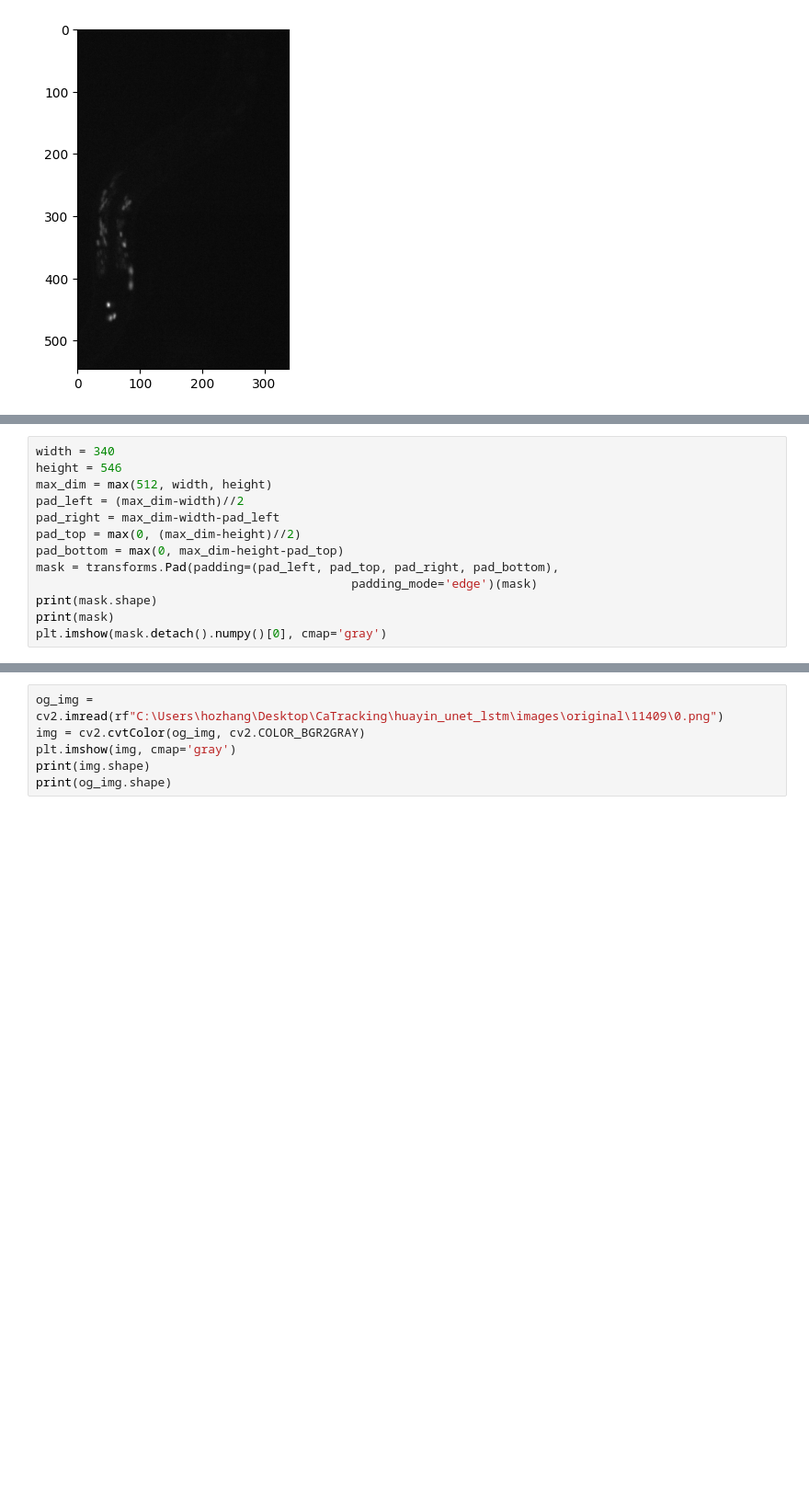
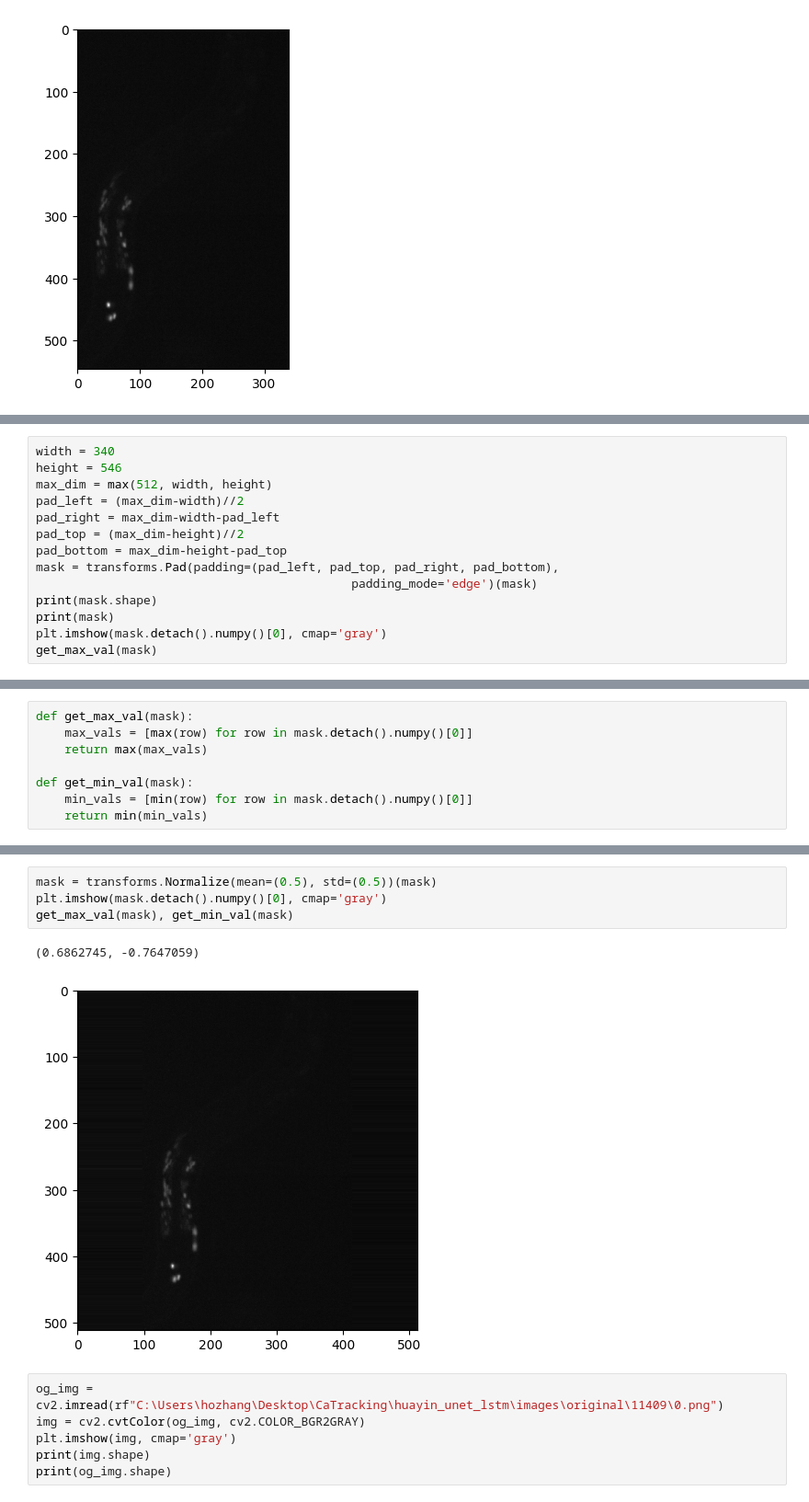
Before and after one commit to Hclover2003/catracking, a Jupyter notebook: working_lstm.ipynb, the cells around one changed output, grey strips where cells are left out. Shown at 92% size. Cells and saved outputs as stored; diff of their text form; blank space fills up the shorter version.

```diff
--- a/working_lstm.ipynb
+++ b/working_lstm.ipynb
@@ -577,13 +602,14 @@ height = 546
 max_dim = max(512, width, height)
 pad_left = (max_dim-width)//2
 pad_right = max_dim-width-pad_left
-pad_top = max(0, (max_dim-height)//2)
-pad_bottom = max(0, max_dim-height-pad_top)
+pad_top = (max_dim-height)//2
+pad_bottom = max_dim-height-pad_top
 mask = transforms.Pad(padding=(pad_left, pad_top, pad_right, pad_bottom),
                                             padding_mode='edge')(mask)
 print(mask.shape)
 print(mask)
 plt.imshow(mask.detach().numpy()[0], cmap='gray')
+get_max_val(mask)
 # %% [output]
 torch.Size([1, 546, 546])
 tensor([[[0., 0., 0.,  ..., 0., 0., 0.],
@@ -597 +631,9 @@ tensor([[[0., 0., 0.,  ..., 0., 0., 0.],
 [figure]
+# %%
+def get_max_val(mask):
+    max_vals = [max(row) for row in mask.detach().numpy()[0]]
+    return max(max_vals)
+
+def get_min_val(mask):
+    min_vals = [min(row) for row in mask.detach().numpy()[0]]
+    return min(min_vals)
@@ -606,3 +669,10 @@ NameError: name 'transforms' is not defined
+# %%
+mask = transforms.Normalize(mean=(0.5), std=(0.5))(mask)
+plt.imshow(mask.detach().numpy()[0], cmap='gray')
+get_max_val(mask), get_min_val(mask)
+# %% [output]
+(0.6862745, -0.7647059)
+[figure, added]
 # %%
 og_img = cv2.imread(rf"C:\Users\hozhang\Desktop\CaTracking\huayin_unet_lstm\images\original\11409\0.png")
 img = cv2.cvtColor(og_img, cv2.COLOR_BGR2GRAY)
```
Also changed, not shown: parts of 10 cells of this notebook, 2 other files.
